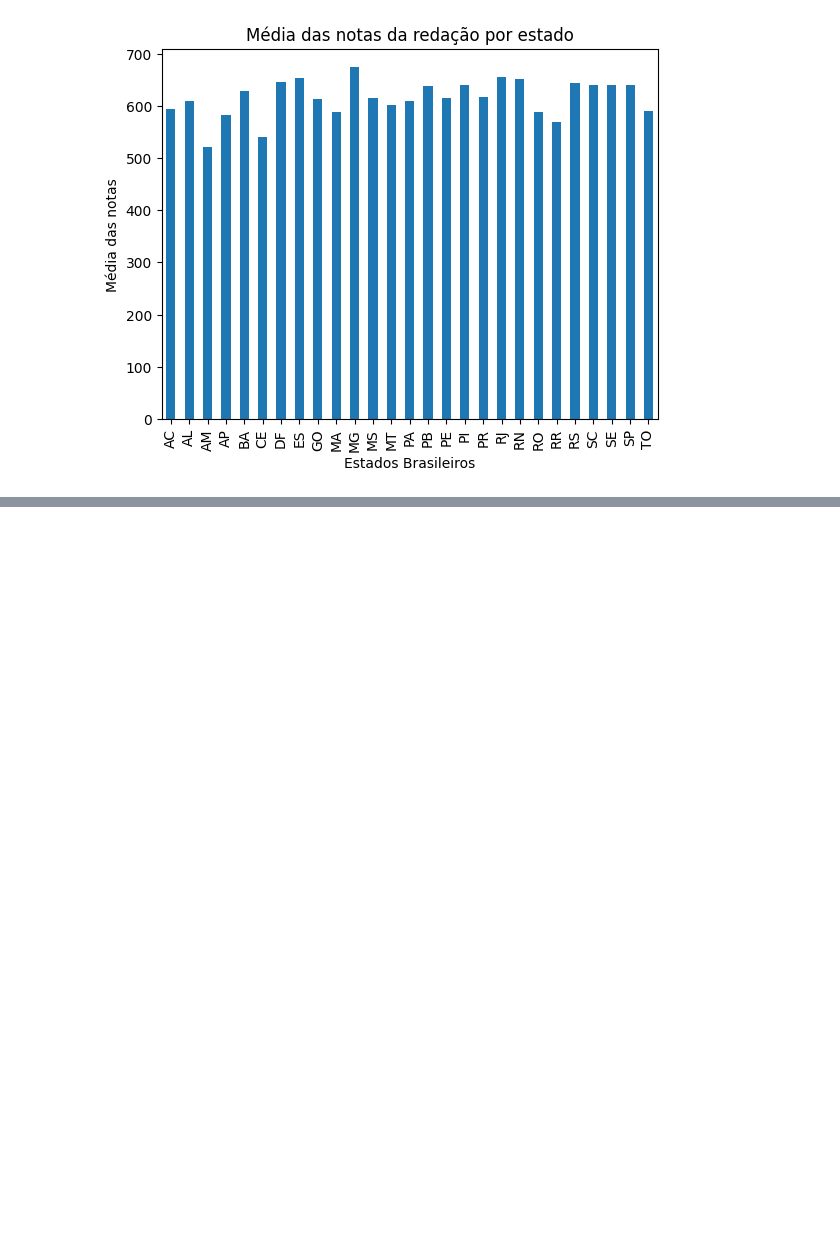
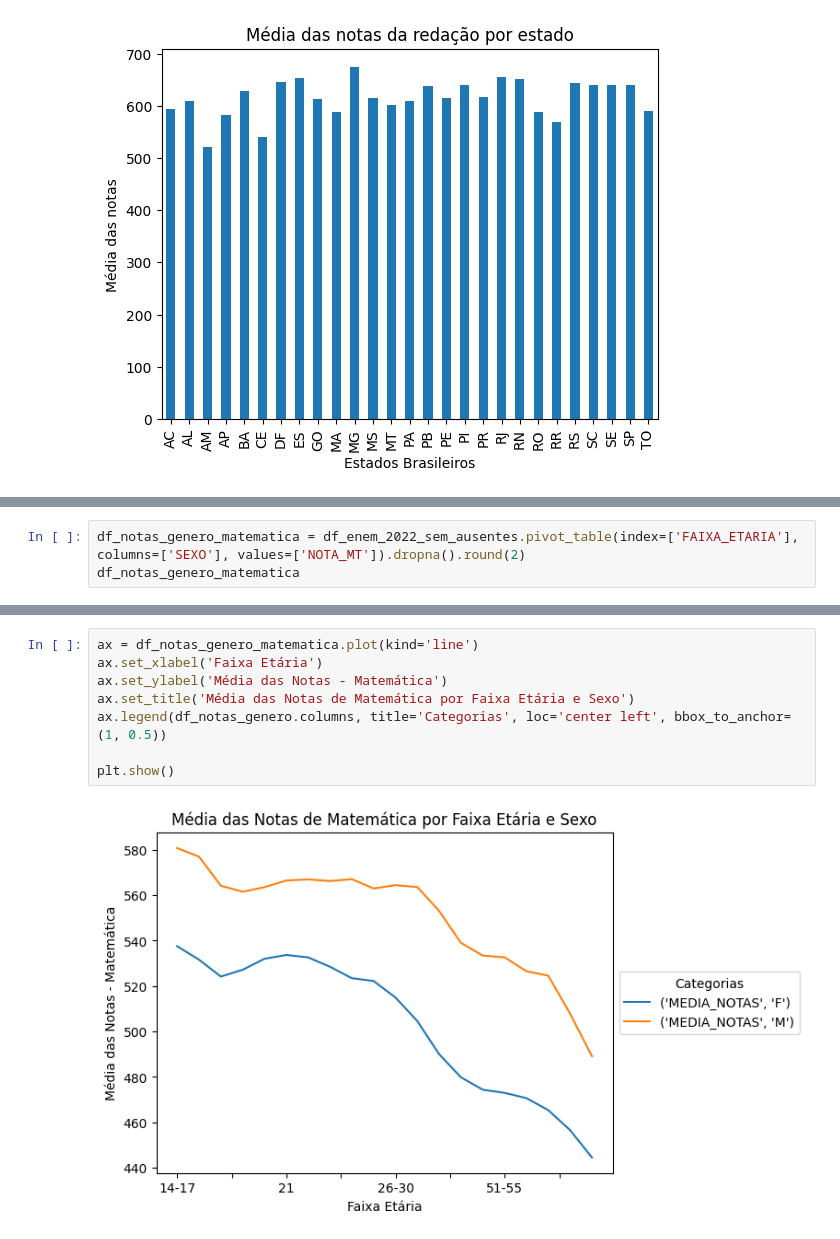
Before and after one commit to Medusa-85/analise_ENEM, a Jupyter notebook: analysis_2022/gen_faixa_etaria/gen_faixa_etaria.ipynb, the cells around one changed output, grey strips where cells are left out. Cells and saved outputs as stored; diff of their text form; blank space fills up the shorter version.

```diff
--- a/analysis_2022/gen_faixa_etaria/gen_faixa_etaria.ipynb
+++ b/analysis_2022/gen_faixa_etaria/gen_faixa_etaria.ipynb
@@ -188,0 +285,3 @@ plt.show()
+# %%
+df_notas_genero_matematica = df_enem_2022_sem_ausentes.pivot_table(index=['FAIXA_ETARIA'], columns=['SEXO'], values=['NOTA_MT']).dropna().round(2)
+df_notas_genero_matematica
@@ -188,0 +308,10 @@ plt.show()
+# %%
+ax = df_notas_genero_matematica.plot(kind='line')
+ax.set_xlabel('Faixa Etária')
+ax.set_ylabel('Média das Notas - Matemática')
+ax.set_title('Média das Notas de Matemática por Faixa Etária e Sexo')
+ax.legend(df_notas_genero.columns, title='Categorias', loc='center left', bbox_to_anchor=(1, 0.5))
+
+plt.show()
+# %% [output]
+[figure, added]
```
Also changed, not shown: parts of 22 cells of this notebook, 1 other file.
